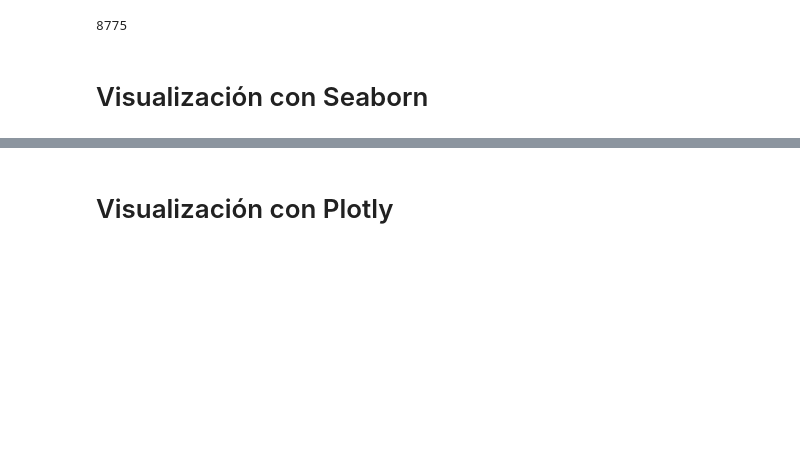
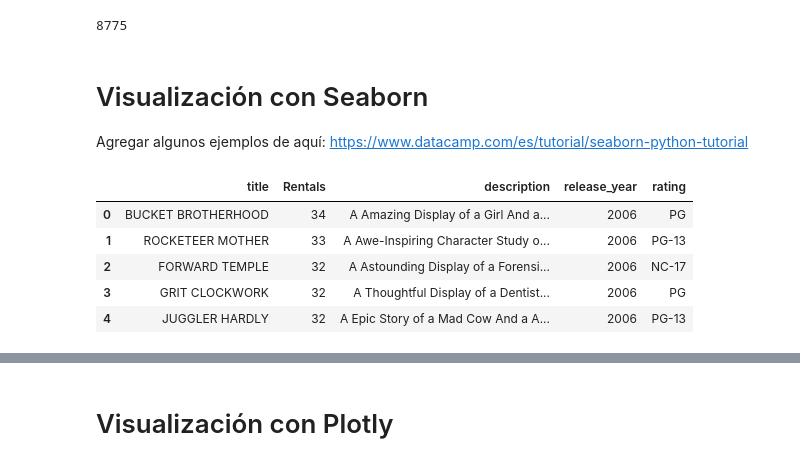
Before and after one commit to antoniosql/Intro-Python, a Jupyter notebook: Notebooks/03_02 Visualizacion.ipynb, the cells around one changed output, grey strips where cells are left out. Cells and saved outputs as stored; diff of their text form; code cells hidden in the pictures; blank space fills up the shorter version.

```diff
--- a/Notebooks/03_02 Visualizacion.ipynb
+++ b/Notebooks/03_02 Visualizacion.ipynb
@@ -207,5 +207,7 @@ df.loc[(df['rental_store_city'] == 'Woodridge') & (df['film_rental_duration'] >
 df.loc[(df['store_id'] == 2) | (df['film_replacement_cost'] < 10.99)].shape[0]
 # %% [output]
 8775
-# %% [markdown]
-# Visualización con Seaborn
+# %% [markdown]
+# Visualización con Seaborn
+
+Agregar algunos ejemplos de aquí:  https://www.datacamp.com/es/tutorial/seaborn-python-tutorial
@@ -211,0 +239,16 @@ df.loc[(df['store_id'] == 2) | (df['film_replacement_cost'] < 10.99)].shape[0]
+# %%
+import matplotlib.pyplot as plt
+import seaborn as sns
+import pandas as pd
+
+#Display the most frequently rented movies in descending order.
+
+film_rentals = pd.read_sql(consulta_select, db)
+film_rentals.head()
+# %% [output]
+|  | title | Rentals | description | release_year | rating |
+| 0 | BUCKET BROTHERHOOD | 34 | A Amazing Display of a Girl And a... | 2006 | PG |
+| 1 | ROCKETEER MOTHER | 33 | A Awe-Inspiring Character Study o... | 2006 | PG-13 |
+| 2 | FORWARD TEMPLE | 32 | A Astounding Display of a Forensi... | 2006 | NC-17 |
+| 3 | GRIT CLOCKWORK | 32 | A Thoughtful Display of a Dentist... | 2006 | PG |
+| 4 | JUGGLER HARDLY | 32 | A Epic Story of a Mad Cow And a A... | 2006 | PG-13 |
```
Also changed, not shown: parts of 3 cells of this notebook.
